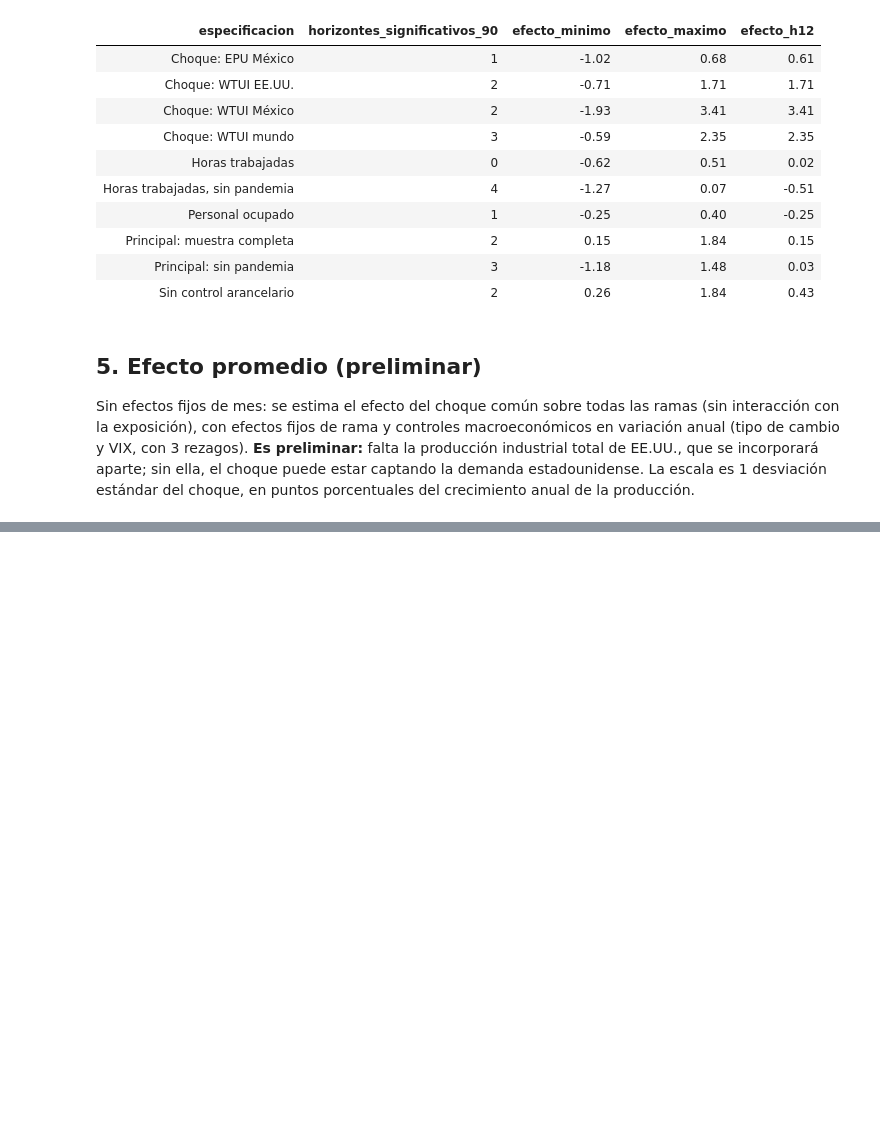
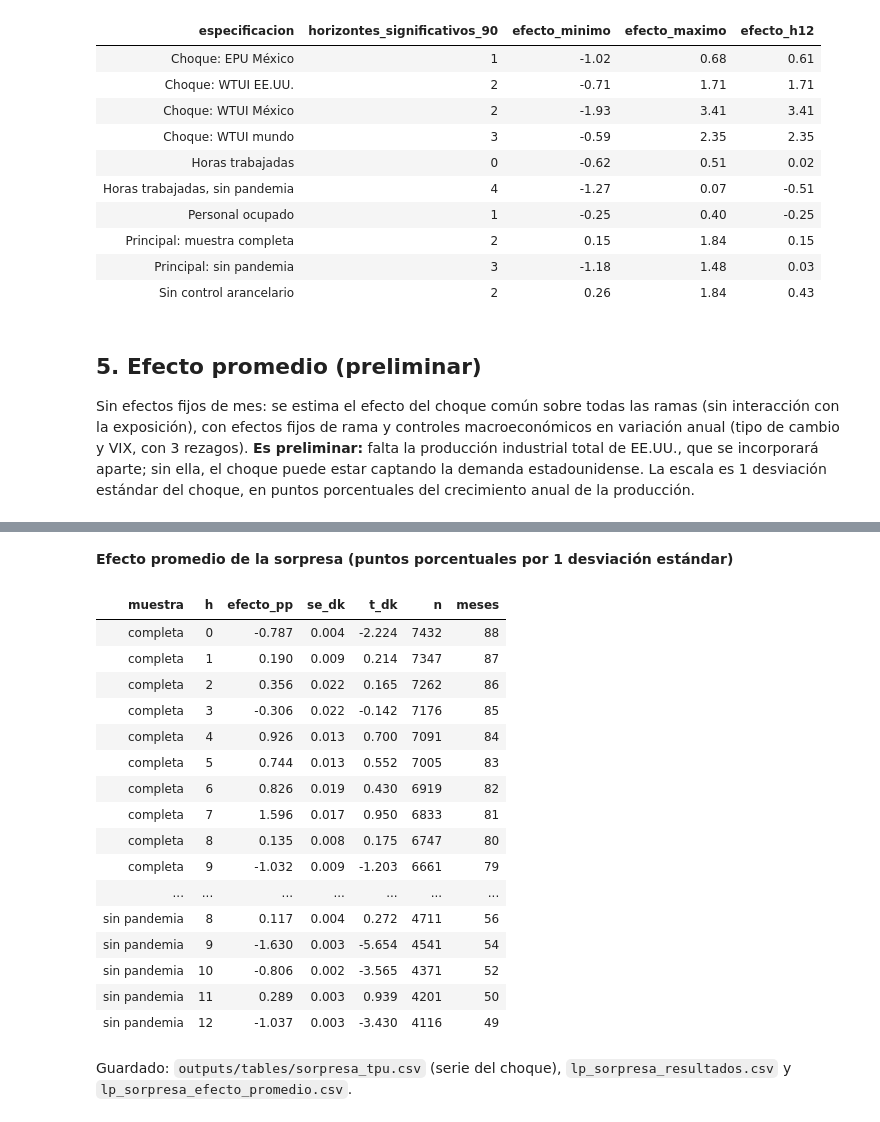
Before and after one commit to aabermejoq/Incertidumbre-Comercial, a Jupyter notebook: code/Python/02_local_projections.ipynb, the cells around one changed output, grey strips where cells are left out. Saved outputs shown, nothing was run; the diff lists cells and outputs as text; code cells hidden in the pictures; blank space fills up the shorter version.

```diff
--- a/code/Python/02_local_projections.ipynb
+++ b/code/Python/02_local_projections.ipynb
@@ -268,7 +270,7 @@ def svg_irf(res, titulo, escala=100.0, ancho=420, alto=250, color="#2a78d6"):
          f'<text x="{L}" y="14" style="font-size:12px;font-weight:600;fill:#0b0b0b">{html.escape(titulo)}</text>']
     dec = next(k for k in range(4) if abs(round(paso, k) - paso) < 1e-9)
     for t in ticks:
-        p.append(f'<line x1="{L}" x2="{ancho - R}" y1="{Y(t):.1f}" y2="{Y(t):.1f}" stroke="#eeeeec"/><text x="{L - 6}" y="{Y(t) + 4:.1f}" text-anchor="end" fill="#7a7974">{t:.{dec}f}</text>')
+        p.append(f'<line x1="{L}" x2="{ancho - R}" y1="{Y(t):.1f}" y2="{Y(t):.1f}" stroke="#eeeeec"/><text x="{L - 6}" y="{Y(t) + 4:.1f}" text-anchor="end" fill="#7a7974">{round(t, dec) + 0.0:.{dec}f}</text>')
     p.append(f'<text x="12" y="{T + (alto - T - B) / 2:.0f}" transform="rotate(-90 12 {T + (alto - T - B) / 2:.0f})" text-anchor="middle" fill="#7a7974">puntos porcentuales</text>')
     p.append(f'<polygon points="{banda(lo95, hi95)}" fill="{color}" fill-opacity="0.12"/>')
     p.append(f'<polygon points="{banda(lo90, hi90)}" fill="{color}" fill-opacity="0.22"/>')
@@ -423,0 +529,18 @@ Resultados guardados en `outputs/tables/lp_resultados.csv` y `outputs/tables/lp_
+# %%
+sorp = {
+    "Sorpresa: producción, muestra completa": estimar_lp(choque="sorpresa_tpu_std"),
+    "Sorpresa: producción, sin pandemia": estimar_lp(choque="sorpresa_tpu_std", excluir_pandemia=True),
+    "Sorpresa: horas, muestra completa": estimar_lp(y="d12_horas", choque="sorpresa_tpu_std"),
+    "Sorpresa: horas, sin pandemia": estimar_lp(y="d12_horas", choque="sorpresa_tpu_std", excluir_pandemia=True),
+    "Sorpresa: empleo, sin pandemia": estimar_lp(y="d12_empleo", choque="sorpresa_tpu_std", excluir_pandemia=True),
+    "Sorpresa fuera de muestra: producción, sin pandemia": estimar_lp(choque="sorpresa_tpu_oos_std", excluir_pandemia=True),
+}
+display(HTML('<div class="irf-grid">' + "".join(svg_irf(r, k.replace("Sorpresa: ", "").replace("Sorpresa fuera de muestra: ", "Fuera de muestra: "), escala=ESC)
+                                                for k, r in sorp.items()) + "</div>"))
+res_sorp = pd.concat([r.assign(especificacion=k) for k, r in sorp.items()])
+res_sorp["efecto_p75_vs_p25_pp"] = res_sorp.beta * ESC
+res_sorp["significativo_90"] = res_sorp.t_dk.abs() > 1.645
+tabla(res_sorp.pivot(index="h", columns="especificacion", values="efecto_p75_vs_p25_pp").reset_index()[["h", *sorp.keys()]],
+      "Efecto en puntos porcentuales por horizonte (sorpresa × exposición)", dec=2)
+tabla(res_sorp.pivot(index="h", columns="especificacion", values="t_dk").reset_index()[["h", *sorp.keys()]],
+      "Estadístico t (Driscoll-Kraay)", dec=1)
@@ -423,0 +582,13 @@ Resultados guardados en `outputs/tables/lp_resultados.csv` y `outputs/tables/lp_
+# %%
+prom_s = estimar_lp(choque="sorpresa_tpu_std", efectos_tiempo=False, interactuar=False, controles_macro=("d12_tc", "d12_vix"))
+prom_s_sp = estimar_lp(choque="sorpresa_tpu_std", efectos_tiempo=False, interactuar=False, controles_macro=("d12_tc", "d12_vix"), excluir_pandemia=True)
+display(HTML('<div class="irf-grid">' + svg_irf(prom_s, "Efecto promedio, muestra completa", escala=100)
+             + svg_irf(prom_s_sp, "Efecto promedio, sin pandemia", escala=100) + "</div>"))
+tabla(pd.concat([prom_s.assign(muestra="completa"), prom_s_sp.assign(muestra="sin pandemia")])
+      .assign(efecto_pp=lambda d: 100 * d.beta)[["muestra", "h", "efecto_pp", "se_dk", "t_dk", "n", "meses"]],
+      "Efecto promedio de la sorpresa (puntos porcentuales por 1 desviación estándar)", dec=3)
+res_sorp.to_csv(RAIZ / "outputs/tables/lp_sorpresa_resultados.csv", index=False)
+pd.concat([prom_s.assign(muestra="completa"), prom_s_sp.assign(muestra="sin pandemia")]).to_csv(RAIZ / "outputs/tables/lp_sorpresa_efecto_promedio.csv", index=False)
+pd.DataFrame({"sorpresa_tpu": sorpresa, "sorpresa_tpu_oos": sorpresa_oos}).rename_axis("mes").to_csv(RAIZ / "outputs/tables/sorpresa_tpu.csv")
+display(Markdown("Guardado: `outputs/tables/sorpresa_tpu.csv` (serie del choque), `lp_sorpresa_resultados.csv` y `lp_sorpresa_efecto_promedio.csv`."))
+# %% [output]
@@ -423,0 +596,19 @@ Resultados guardados en `outputs/tables/lp_resultados.csv` y `outputs/tables/lp_
+**Efecto promedio de la sorpresa (puntos porcentuales por 1 desviación estándar)**
+| muestra | h | efecto_pp | se_dk | t_dk | n | meses |
+| completa | 0 | -0.787 | 0.004 | -2.224 | 7432 | 88 |
+| completa | 1 | 0.190 | 0.009 | 0.214 | 7347 | 87 |
+| completa | 2 | 0.356 | 0.022 | 0.165 | 7262 | 86 |
+| completa | 3 | -0.306 | 0.022 | -0.142 | 7176 | 85 |
+| completa | 4 | 0.926 | 0.013 | 0.700 | 7091 | 84 |
+| completa | 5 | 0.744 | 0.013 | 0.552 | 7005 | 83 |
+| completa | 6 | 0.826 | 0.019 | 0.430 | 6919 | 82 |
+| completa | 7 | 1.596 | 0.017 | 0.950 | 6833 | 81 |
+| completa | 8 | 0.135 | 0.008 | 0.175 | 6747 | 80 |
+| completa | 9 | -1.032 | 0.009 | -1.203 | 6661 | 79 |
+| ... | ... | ... | ... | ... | ... | ... |
+| sin pandemia | 8 | 0.117 | 0.004 | 0.272 | 4711 | 56 |
+| sin pandemia | 9 | -1.630 | 0.003 | -5.654 | 4541 | 54 |
+| sin pandemia | 10 | -0.806 | 0.002 | -3.565 | 4371 | 52 |
+| sin pandemia | 11 | 0.289 | 0.003 | 0.939 | 4201 | 50 |
+| sin pandemia | 12 | -1.037 | 0.003 | -3.430 | 4116 | 49 |
+Guardado: `outputs/tables/sorpresa_tpu.csv` (serie del choque), `lp_sorpresa_resultados.csv` y `lp_sorpresa_efecto_promedio.csv`.
```
Also changed, not shown: parts of 8 cells of this notebook, 4 other files.
